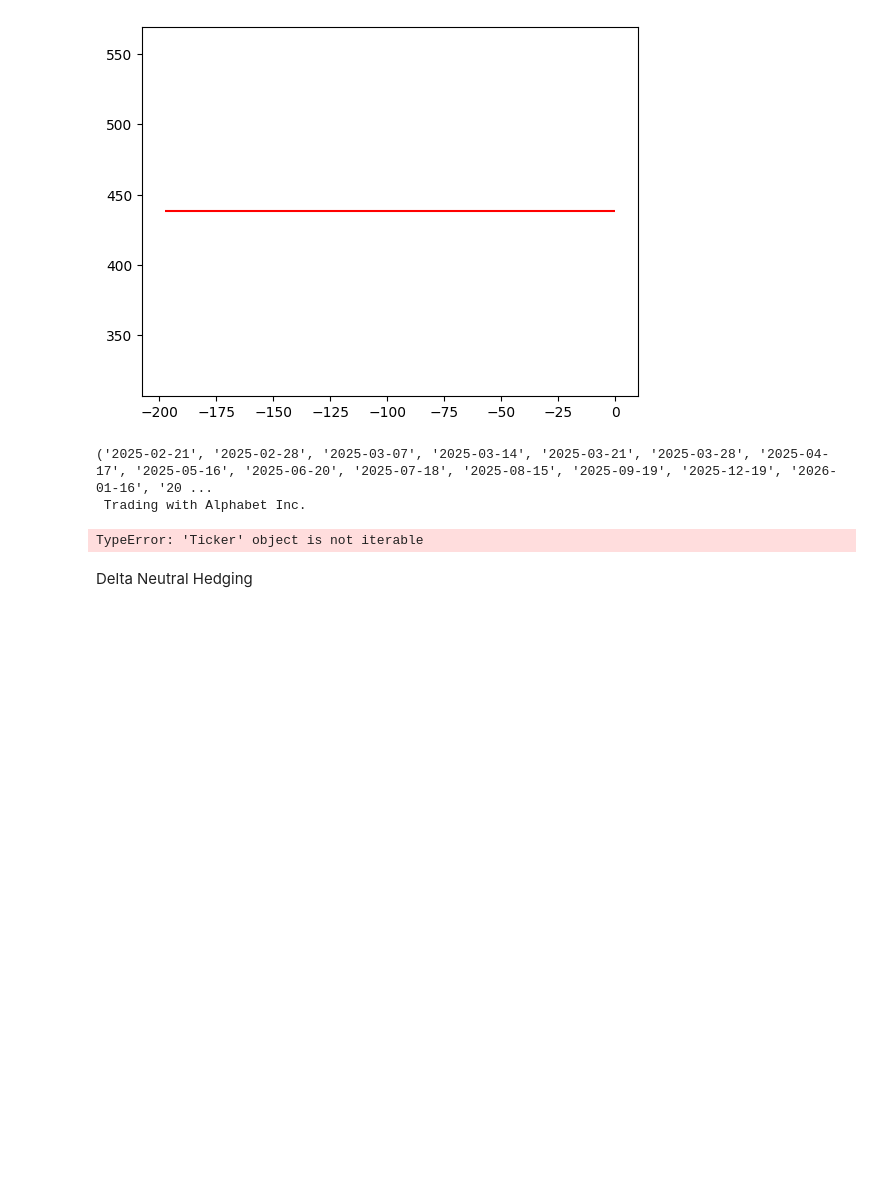
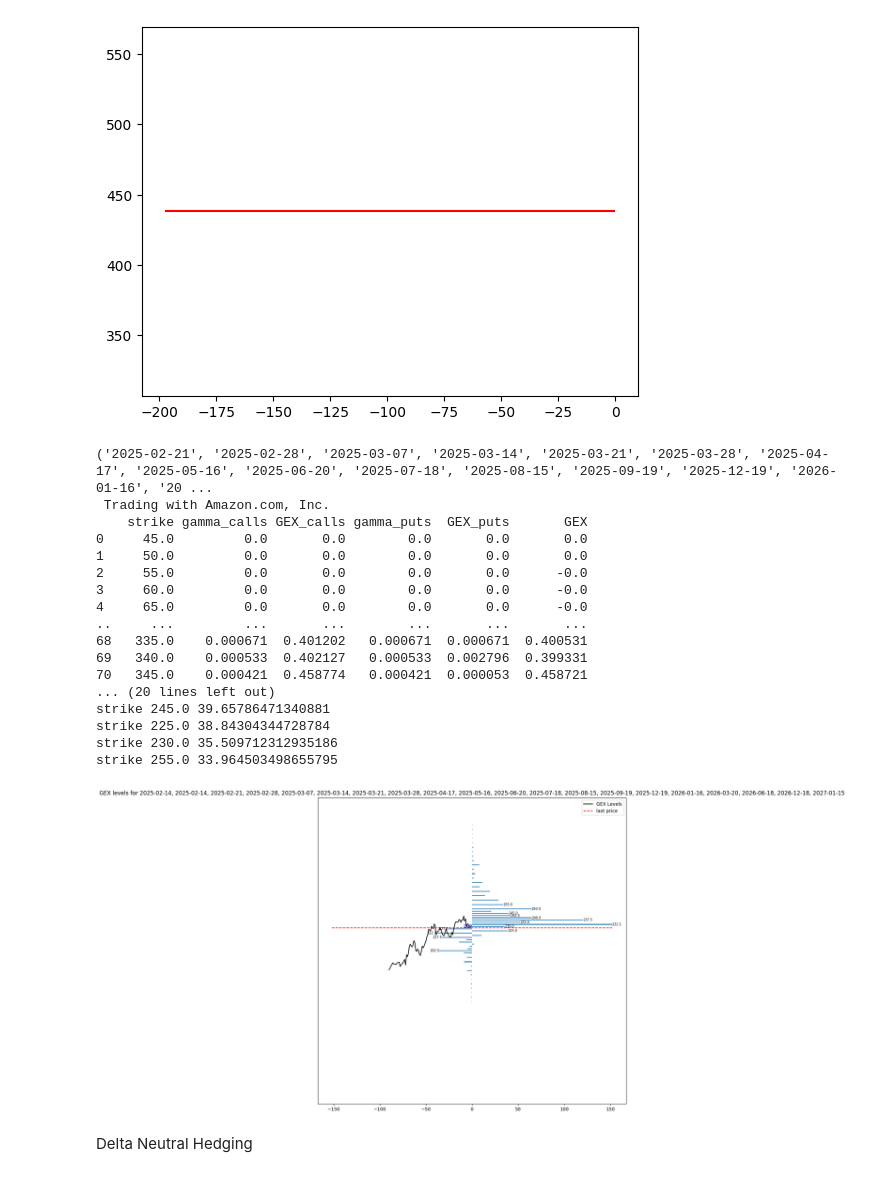
Before and after one commit to JonathanMasih/GEXLevel, a Jupyter notebook: gexxer_reveal_gex_levels.ipynb, the cells around one changed output. Cells and saved outputs as stored; diff of their text form; code cells hidden in the pictures; blank space fills up the shorter version.

```diff
--- a/gexxer_reveal_gex_levels.ipynb
+++ b/gexxer_reveal_gex_levels.ipynb
@@ -469,7 +469,7 @@ def final_plot(asset_data, merged_df,title='title',show_strike=False,set_boundri
 
                 ax.text(merged_df['GEX'].iloc[i],
                         merged_df['strike'].iloc[i],
-                        str(round(merged_df['strike'].iloc[i])),
+                        str(merged_df['strike'].iloc[i]),
                         ha=side,
                         va='center',
                         fontsize=7,
@@ -496,7 +496,7 @@ tickers_ninjatrader = ['SPY']
 
 
 # ONLY FUTURES & OPTIONS compatible with yahoo finance
-TICKER = "GOOGL"
+TICKER = "AMZN"
 
 period_asset_price="max"
 period_asset_price="90d"
@@ -513,35 +513,50 @@ print(ticker.options)
 
 
 
 
 #asset_data , merged_df = get_gex_dataframe( ticker = TICKER, expiration_date = expiration_date , period=period_asset_price )
 
 #print(merged_df.columns)
 
 #final_plot(asset_data, merged_df,
 #          show_strike=True,
 #          set_boundries=False,
 #          title=f"GEX levels \n {TICKER} expiration date {expiration_date} ")
 
 # Example usage with 4 dates
 #expiration_dates = ["2025-02-14", "2025-02-21", "2025-02-28", "2025-03-07"]
 #["2025-02-14", "2025-02-21", "2025-02-28", "2025-03-07", "2025-03-14", "2025-03-21", "2025-03-28"]
 
 #expiration_dates = ["2025-02-14","2025-02-14", "2025-02-21", "2025-02-28", "2025-03-07", "2025-03-14", "2025-03-21", "2025-03-28", "2025-04-17", "2025-05-16", "2025-06-20", "2025-07-18", "2025-08-15", "2025-09-19", "2025-12-19", "2026-01-16", "2026-03-20", "2026-06-18", "2026-12-18", "2027-01-15"]
 
 #expiration_dates = ["2025-02-21"]
 asset_data, merged_df = get_gex_dataframe(ticker=TICKER, expiration_dates=ticker.options, period="90d")
 print(merged_df)
 
 # Plotting the result
 final_plot(asset_data, merged_df,
           show_strike=True,
           set_boundries=False,
           title=f"GEX levels for {', '.join(expiration_dates)}")
 # %% [output]
 ('2025-02-21', '2025-02-28', '2025-03-07', '2025-03-14', '2025-03-21', '2025-03-28', '2025-04-17', '2025-05-16', '2025-06-20', '2025-07-18', '2025-08-15', '2025-09-19', '2025-12-19', '2026-01-16', '20 ...
- Trading with Alphabet Inc.
+ Trading with Amazon.com, Inc.
+    strike gamma_calls GEX_calls gamma_puts  GEX_puts       GEX
+0     45.0         0.0       0.0        0.0       0.0       0.0
+1     50.0         0.0       0.0        0.0       0.0       0.0
+2     55.0         0.0       0.0        0.0       0.0      -0.0
+3     60.0         0.0       0.0        0.0       0.0      -0.0
+4     65.0         0.0       0.0        0.0       0.0      -0.0
+..     ...         ...       ...        ...       ...       ...
+68   335.0    0.000671  0.401202   0.000671  0.000671  0.400531
+69   340.0    0.000533  0.402127   0.000533  0.002796  0.399331
+70   345.0    0.000421  0.458774   0.000421  0.000053  0.458721
+... (20 lines left out)
+strike 245.0 39.65786471340881
+strike 225.0 38.84304344728784
+strike 230.0 35.509712312935186
+strike 255.0 33.964503498655795
-TypeError: 'Ticker' object is not iterable
+[figure, added]
 # %% [markdown]
 Delta Neutral Hedging
 # %%
```
